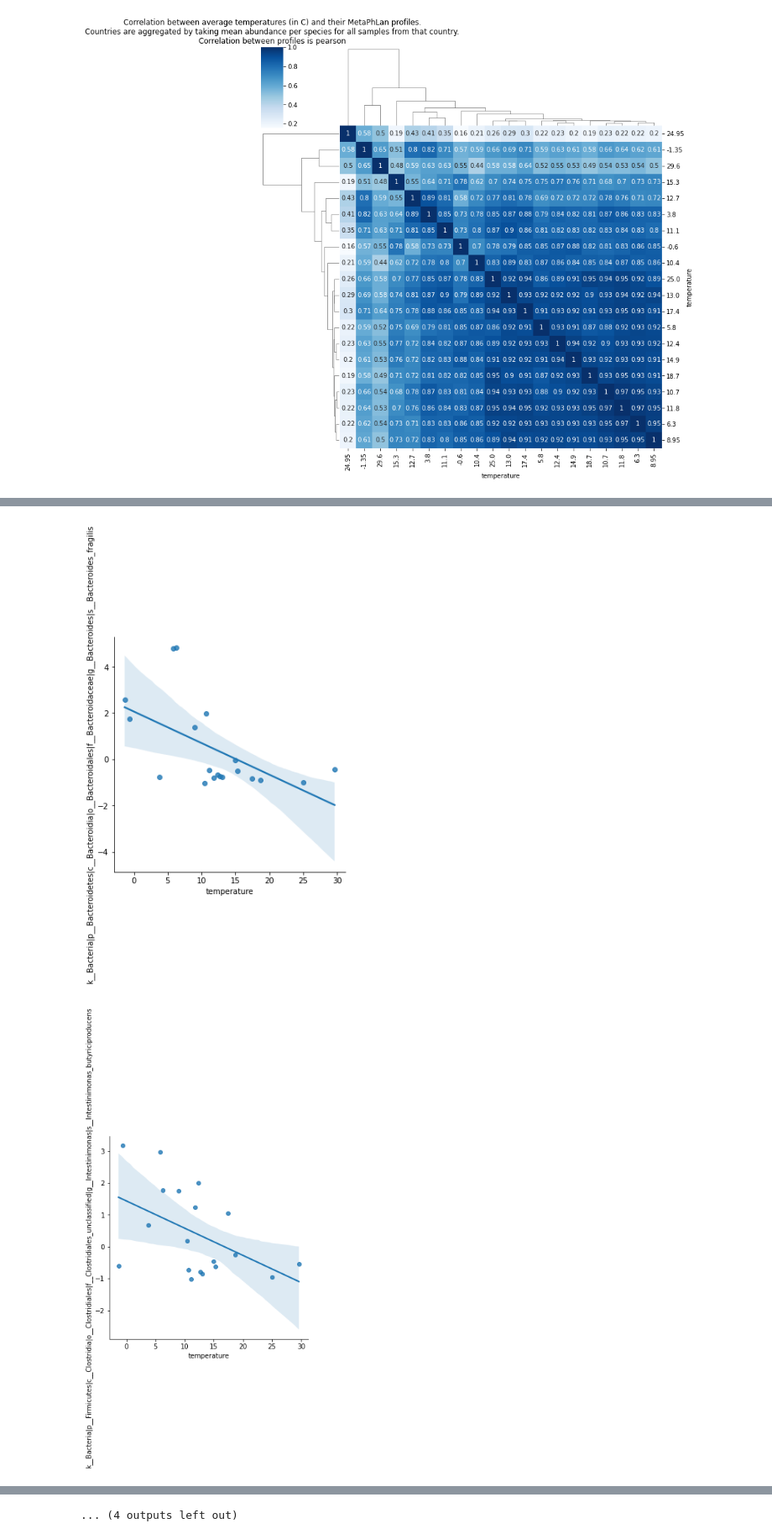
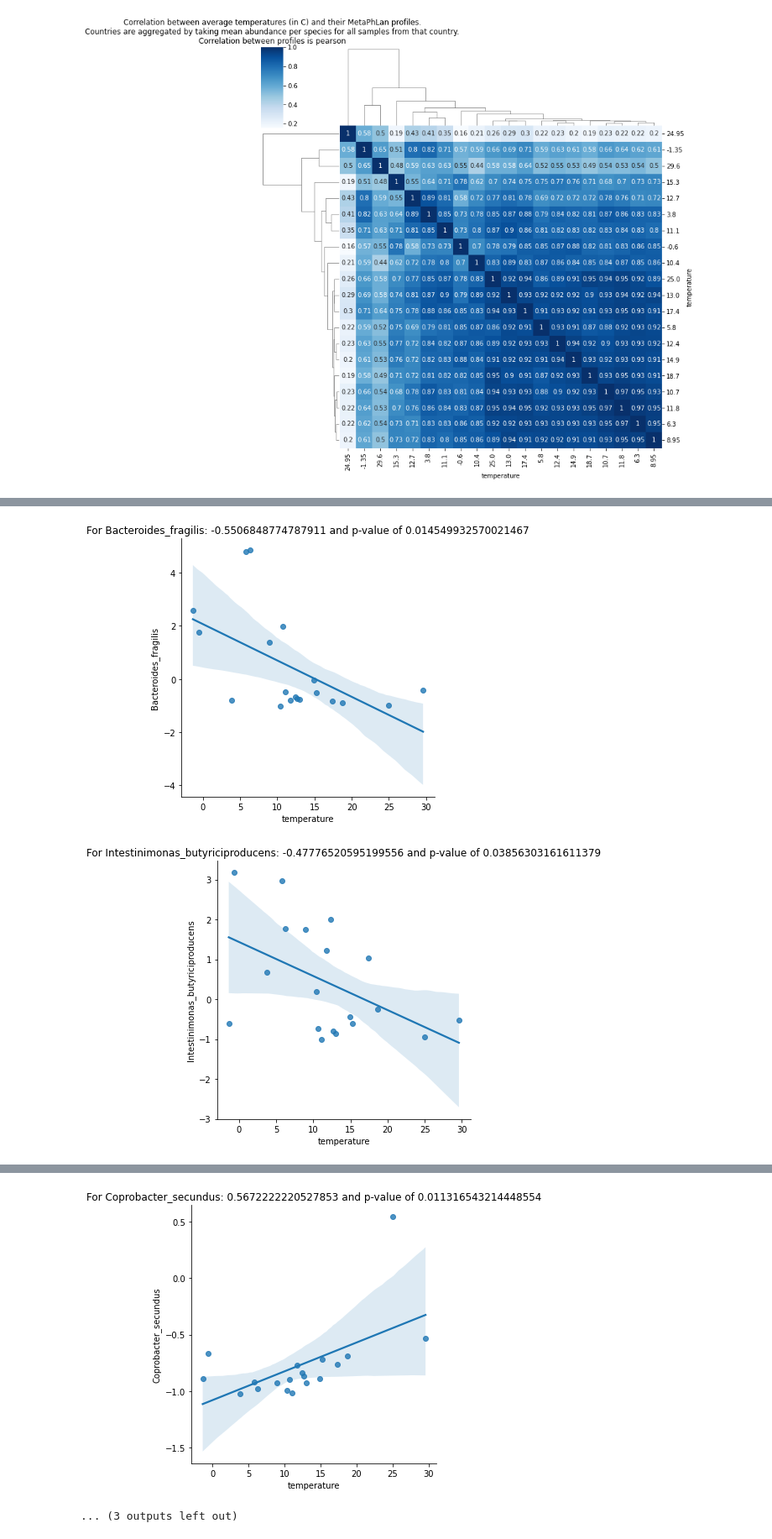
Before and after one commit to SilasK/HumanMetadata, a Jupyter notebook: Temperature_correlation.ipynb, the cells around one changed output, grey strips where cells are left out. Shown at 84% size. Drawn from its saved outputs; the diff is of its cells as text; code cells hidden in the pictures.

```diff
--- a/Temperature_correlation.ipynb
+++ b/Temperature_correlation.ipynb
@@ -101,0 +106,12 @@ for i in clr_transformed_with_temp.columns:
+# %%
+genus_df = genus_df.reset_index()
+final_df_clr_genus = pd.DataFrame()
+for genus in genus_df.columns.drop('temperature'):
+    final_df_clr_genus = pd.concat([final_df_clr_genus,pd.DataFrame(genus_df.groupby("temperature").median()[genus])], axis =1)
+# %%
+final_df_clr_genus = final_df_clr_genus.reset_index()
+for genus in final_df_clr_genus.columns.drop('temperature'):
+    r, p = stats.pearsonr(final_df_clr_genus["temperature"],final_df_clr_genus[genus])
+    if p < 0.05 and abs(r) > 0.3:
+        sns.lmplot(x="temperature", y = genus, data = final_df_clr_genus)
+        plt.title(f"For {genus}: correlation value of {r} and p-value of {p}")
@@ -108,10 +133,18 @@ dataframe_per_species = dataframe_per_species.reset_index()
 # %%
 for species in dataframe_per_species.columns:
     dataframe_per_species[species] = pd.to_numeric(dataframe_per_species[species])
+# %%
+dictionary_of_species = {}
+for species in dataframe_per_species.columns:
+    new_name = "".join(species.split("|")[-1])
+    new_name = "".join(new_name.split("__")).lstrip("s")
+    dictionary_of_species[species] = new_name
+# %%
+dataframe_per_species = dataframe_per_species.rename(dictionary_of_species,axis=1)
 # %%
-for species in clr_species:
+for species in dataframe_per_species.columns.drop('temperature'):
     r, p = stats.pearsonr(dataframe_per_species['temperature'], dataframe_per_species[species])
     if abs(r) > 0.3 and p < 0.05:
-        print(f"For {species}: {r} and p-value of {p}")
         sns.lmplot(x='temperature', y = species, data = dataframe_per_species)
+        plt.title(f"For {species}: {r} and p-value of {p}")
 # %% [output]
@@ -133,2 +151,2 @@ For k__Bacteria|p__Bacteroidetes|c__Bacteroidia|o__Bacteroidales|f__Prevotellace
-[figure, old version]
+[figure, new version]
-[figure, old version]
+[figure, new version]
@@ -144 +162,2 @@ For k__Bacteria|p__Bacteroidetes|c__Bacteroidia|o__Bacteroidales|f__Prevotellace
-... (4 outputs left out)
+[figure, added]
+... (3 outputs left out)
```
Also changed, not shown: parts of 16 cells of this notebook.
